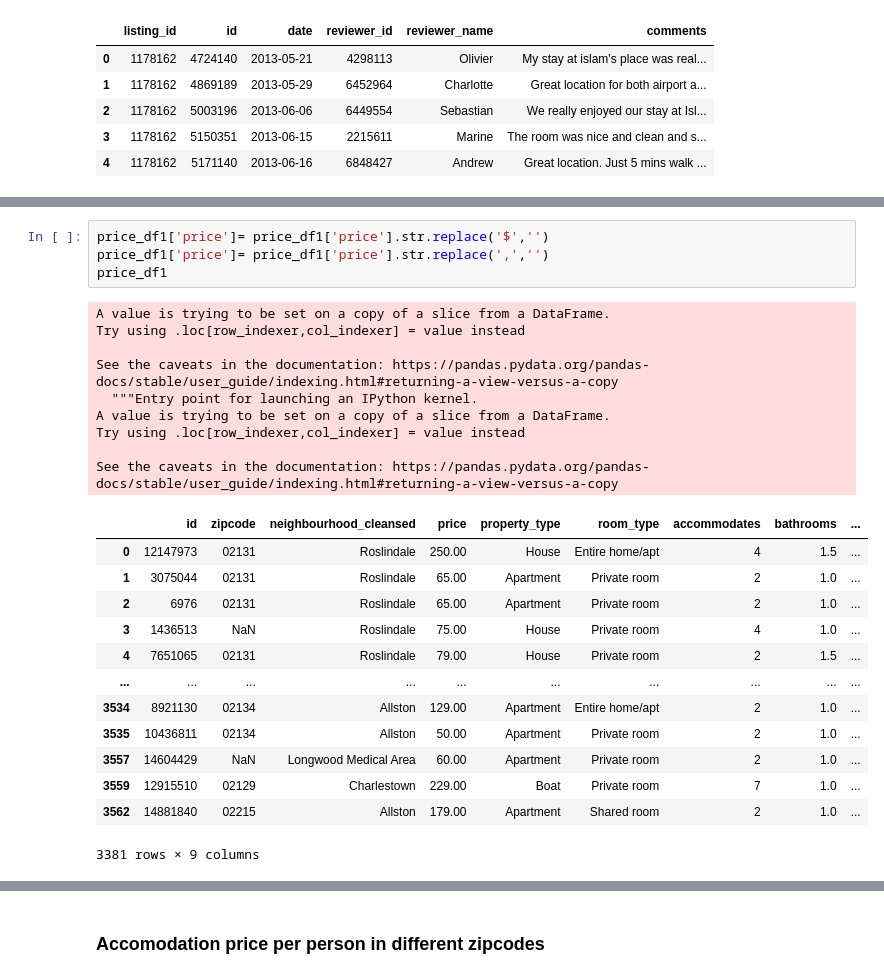
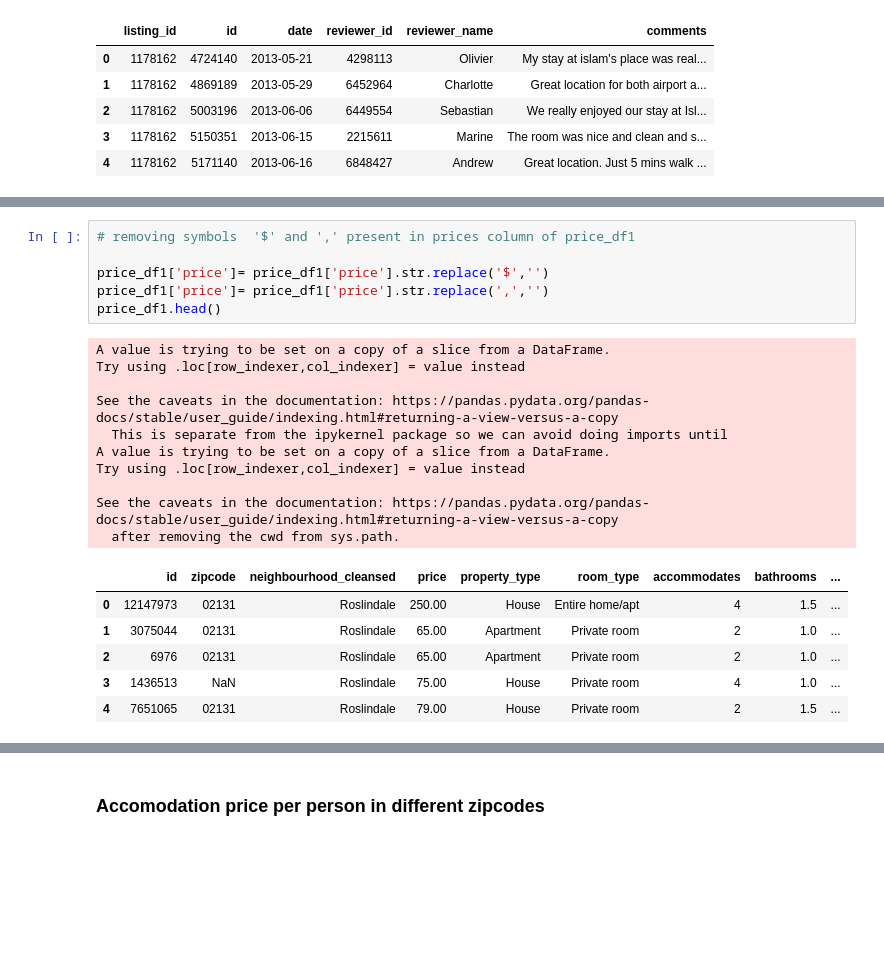
Before and after one commit to singh-amanjot/Boston-Airbnb-Data-Analysis, a Jupyter notebook: Boston_Airbnb_price_analysis.ipynb, the cells around one changed output, grey strips where cells are left out. Cells and saved outputs as stored; diff of their text form; blank space fills up the shorter version.

```diff
--- a/Boston_Airbnb_price_analysis.ipynb
+++ b/Boston_Airbnb_price_analysis.ipynb
@@ -111,28 +145,24 @@ price_df1
 # %%
+# removing symbols  '$' and ',' present in prices column of price_df1
+
 price_df1['price']= price_df1['price'].str.replace('$','')
 price_df1['price']= price_df1['price'].str.replace(',','')
-price_df1
+price_df1.head()
 # %% [output]
 A value is trying to be set on a copy of a slice from a DataFrame.
 Try using .loc[row_indexer,col_indexer] = value instead
 
 See the caveats in the documentation: https://pandas.pydata.org/pandas-docs/stable/user_guide/indexing.html#returning-a-view-versus-a-copy
-  """Entry point for launching an IPython kernel.
+  This is separate from the ipykernel package so we can avoid doing imports until
 A value is trying to be set on a copy of a slice from a DataFrame.
 Try using .loc[row_indexer,col_indexer] = value instead
 
 See the caveats in the documentation: https://pandas.pydata.org/pandas-docs/stable/user_guide/indexing.html#returning-a-view-versus-a-copy
+  after removing the cwd from sys.path.
 |  | id | zipcode | neighbourhood_cleansed | price | property_type | room_type | accommodates | bathrooms | ... |
 | 0 | 12147973 | 02131 | Roslindale | 250.00 | House | Entire home/apt | 4 | 1.5 | ... |
 | 1 | 3075044 | 02131 | Roslindale | 65.00 | Apartment | Private room | 2 | 1.0 | ... |
 | 2 | 6976 | 02131 | Roslindale | 65.00 | Apartment | Private room | 2 | 1.0 | ... |
 | 3 | 1436513 | NaN | Roslindale | 75.00 | House | Private room | 4 | 1.0 | ... |
 | 4 | 7651065 | 02131 | Roslindale | 79.00 | House | Private room | 2 | 1.5 | ... |
-| ... | ... | ... | ... | ... | ... | ... | ... | ... | ... |
-| 3534 | 8921130 | 02134 | Allston | 129.00 | Apartment | Entire home/apt | 2 | 1.0 | ... |
-| 3535 | 10436811 | 02134 | Allston | 50.00 | Apartment | Private room | 2 | 1.0 | ... |
-| 3557 | 14604429 | NaN | Longwood Medical Area | 60.00 | Apartment | Private room | 2 | 1.0 | ... |
-| 3559 | 12915510 | 02129 | Charlestown | 229.00 | Boat | Private room | 7 | 1.0 | ... |
-| 3562 | 14881840 | 02215 | Allston | 179.00 | Apartment | Shared room | 2 | 1.0 | ... |
-3381 rows × 9 columns
 # %%
```
Also changed, not shown: parts of 38 cells of this notebook.
